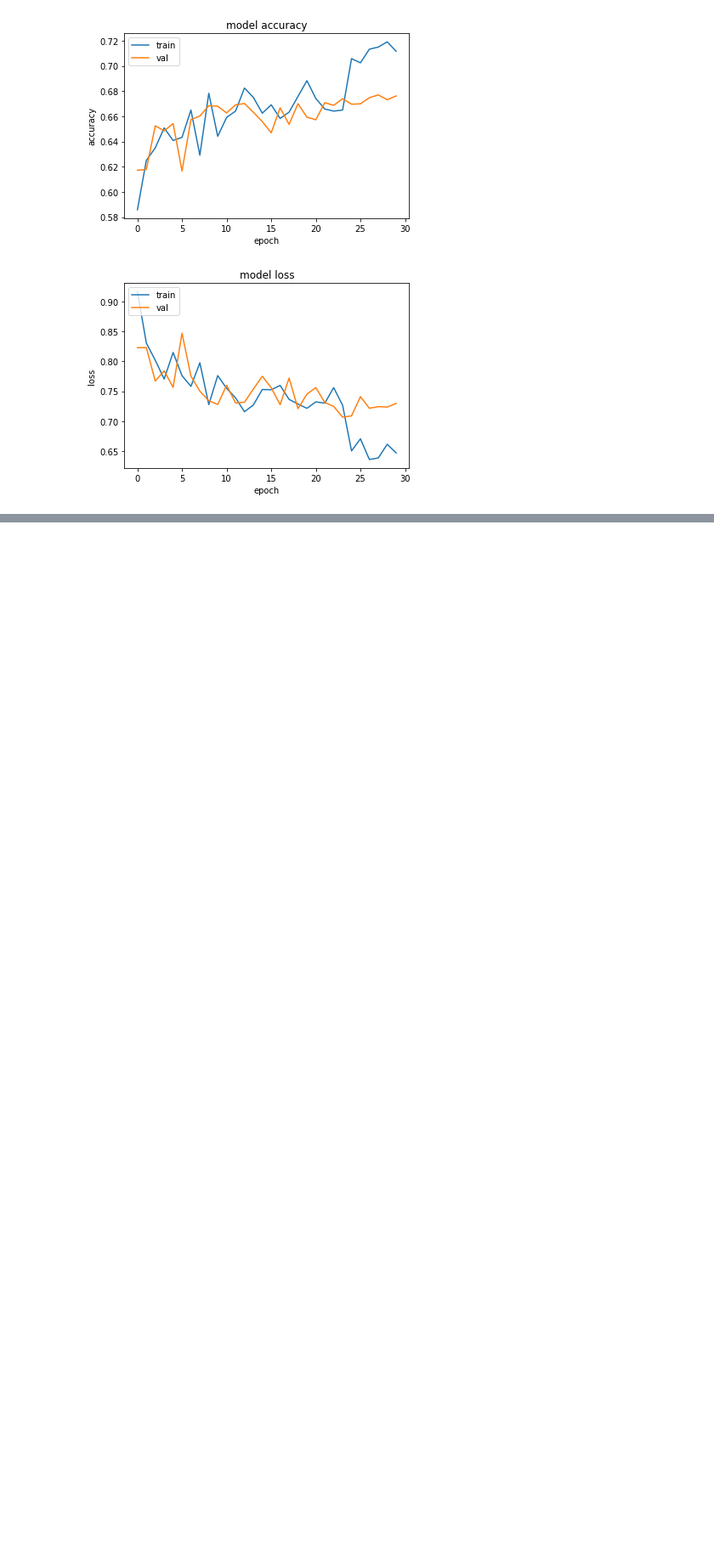
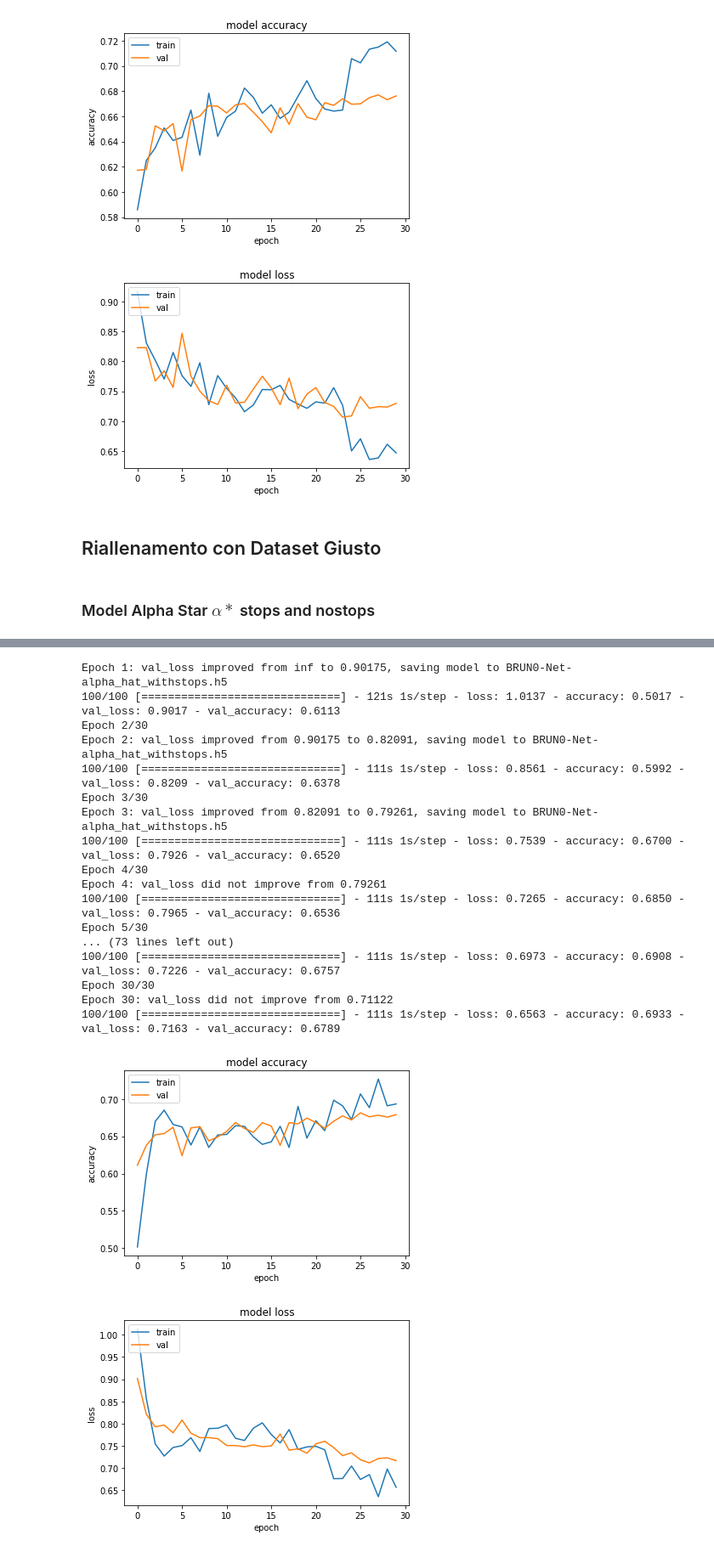
Before and after one commit to Typing-Monkeys/BRUN0-Net, a Jupyter notebook: training/Brun0-Net.ipynb, the cells around one changed output, grey strips where cells are left out. Shown at 85% size. Cells and saved outputs as stored; diff of their text form; code cells hidden in the pictures; blank space fills up the shorter version.

Commit message:
Stops & No Stops
Riallenati modelli alpha_star e zeta_star
con nuova suddivisione del dataset e con
presenza/assenza di stopwords

```diff
--- a/training/Brun0-Net.ipynb
+++ b/training/Brun0-Net.ipynb
@@ -452,7 +445,7 @@ Position[SEP]On  perspective, I think   face   natural landform  I dont think
 # %%
 # WITH STOPWORDS
-x_train = bert_encode(X_train.astype(str), tokenizer)
-x_test = bert_encode(X_test.astype(str), tokenizer)
+x_train = bert_encode(x_train.astype(str), tokenizer)
+x_test = bert_encode(x_test.astype(str), tokenizer)
 
 y_train = y_train.values
 y_test = y_test.values
@@ -491,7 +484,7 @@ To enable them in other operations, rebuild TensorFlow with the appropriate comp
 # %% [markdown]
 Scrivo una funzione che mi aiuta ad allenare e testare i varo modelli che creerò per poter scegliere il migliore
 # %%
-def train_and_plot(model_builder: callable, model_version: str, batch_size=BATCH_SIZE, epochs=30, steps_per_epoch=100):
+def train_and_plot(model_builder: callable, model_version: str, batch_size=BATCH_SIZE, epochs=30, steps_per_epoch=100, remove_stopwards=False):
     K.clear_session()
 
     model = model_builder()
@@ -499,10 +492,20 @@ def train_and_plot(model_builder: callable, model_version: str, batch_size=BATCH
 
     keras.utils.plot_model(model, f"./BRUN0-Net-{model_version}.png") # salva la foto del modello
 
+    # select the dataset with or without stoprowds
+    if remove_stopwards:
+        train = x_train_nostops
+        test = x_test_nostops
+        print('no stops')
+    else:
+        train = x_train
+        test = x_test
+        print('stop')
+
     # dataset
     train_dataset = (
         tf.data.Dataset
-        .from_tensor_slices((x_train, y_train))
+        .from_tensor_slices((train, y_train))
         .repeat()
         .shuffle(2048)
         .batch(batch_size)
@@ -511,7 +514,7 @@ def train_and_plot(model_builder: callable, model_version: str, batch_size=BATCH
 
     test_dataset = (
         tf.data.Dataset
-        .from_tensor_slices((x_test, y_test))
+        .from_tensor_slices((test, y_test))
         .batch(batch_size)
         .cache()
         .prefetch(AUTO)
@@ -1574,3 +1577,11 @@ Epoch 30: val_loss did not improve from 0.70663
 100/100 [==============================] - 112s 1s/step - loss: 0.6469 - accuracy: 0.7117 - val_loss: 0.7297 - val_accuracy: 0.6762
 [figure]
 [figure]
+# %% [markdown]
+## Riallenamento con Dataset Giusto
+# %% [markdown]
+### Model Alpha Star $\alpha*$ stops and nostops
+# %%
+# with stopwrds with dataset splitted in a consistent way
+train_and_plot(alphastar_model_builder, 'alpha_star_withstops')
+# %% [output]
@@ -1576,0 +1612,19 @@ Epoch 30: val_loss did not improve from 0.70663
+Epoch 1: val_loss improved from inf to 0.90175, saving model to BRUN0-Net-alpha_hat_withstops.h5
+100/100 [==============================] - 121s 1s/step - loss: 1.0137 - accuracy: 0.5017 - val_loss: 0.9017 - val_accuracy: 0.6113
+Epoch 2/30
+Epoch 2: val_loss improved from 0.90175 to 0.82091, saving model to BRUN0-Net-alpha_hat_withstops.h5
+100/100 [==============================] - 111s 1s/step - loss: 0.8561 - accuracy: 0.5992 - val_loss: 0.8209 - val_accuracy: 0.6378
+Epoch 3/30
+Epoch 3: val_loss improved from 0.82091 to 0.79261, saving model to BRUN0-Net-alpha_hat_withstops.h5
+100/100 [==============================] - 111s 1s/step - loss: 0.7539 - accuracy: 0.6700 - val_loss: 0.7926 - val_accuracy: 0.6520
+Epoch 4/30
+Epoch 4: val_loss did not improve from 0.79261
+100/100 [==============================] - 111s 1s/step - loss: 0.7265 - accuracy: 0.6850 - val_loss: 0.7965 - val_accuracy: 0.6536
+Epoch 5/30
+... (73 lines left out)
+100/100 [==============================] - 111s 1s/step - loss: 0.6973 - accuracy: 0.6908 - val_loss: 0.7226 - val_accuracy: 0.6757
+Epoch 30/30
+Epoch 30: val_loss did not improve from 0.71122
+100/100 [==============================] - 111s 1s/step - loss: 0.6563 - accuracy: 0.6933 - val_loss: 0.7163 - val_accuracy: 0.6789
+[figure, added]
+[figure, added]
```
Also changed, not shown: parts of 9 cells of this notebook, 8 other files.
